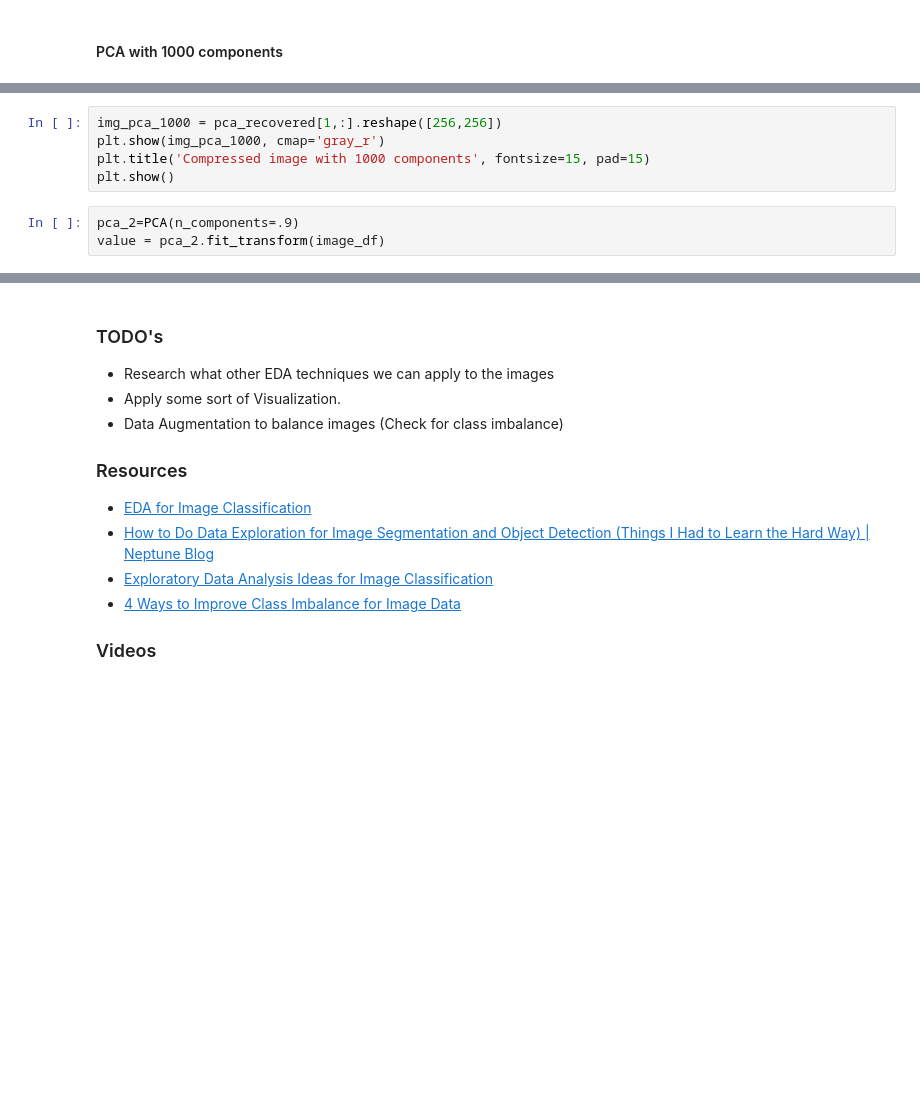
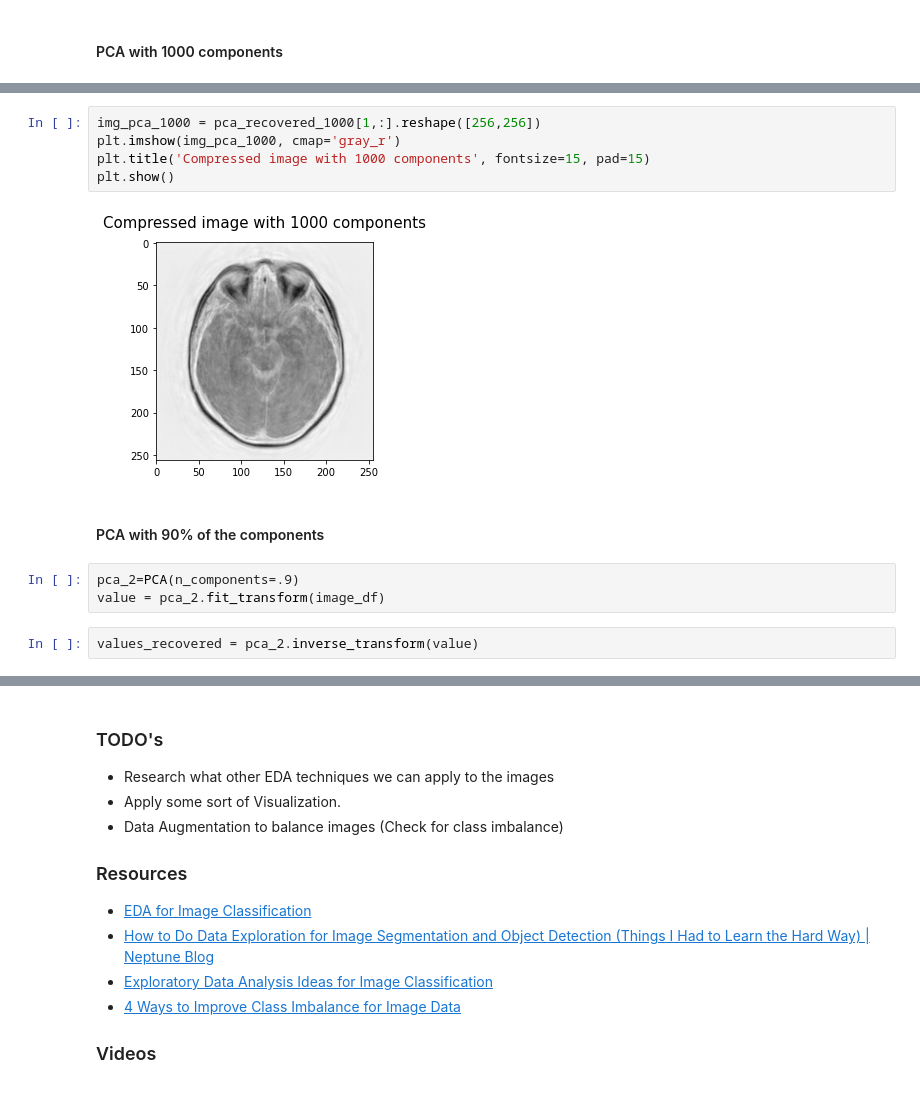
Before and after one commit to FgSurewin/Brain_Tumor_Project, a Jupyter notebook: notebooks/Juans_notebook.ipynb, the cells around one changed output, grey strips where cells are left out. Cells and saved outputs as stored; diff of their text form; blank space fills up the shorter version.

```diff
--- a/notebooks/Juans_notebook.ipynb
+++ b/notebooks/Juans_notebook.ipynb
@@ -135,8 +145,14 @@ pca_recovered = pca_1000.inverse_transform(pca_reduced)
 # %%
-img_pca_1000 = pca_recovered[1,:].reshape([256,256])
-plt.show(img_pca_1000, cmap='gray_r')
+img_pca_1000 = pca_recovered_1000[1,:].reshape([256,256])
+plt.imshow(img_pca_1000, cmap='gray_r')
 plt.title('Compressed image with 1000 components', fontsize=15, pad=15)
 plt.show()
+# %% [output]
+[figure, added]
+# %% [markdown]
+#### PCA with 90% of the components
 # %%
 pca_2=PCA(n_components=.9)
 value = pca_2.fit_transform(image_df)
+# %%
+values_recovered = pca_2.inverse_transform(value)
```
Also changed, not shown: parts of 9 cells of this notebook.
